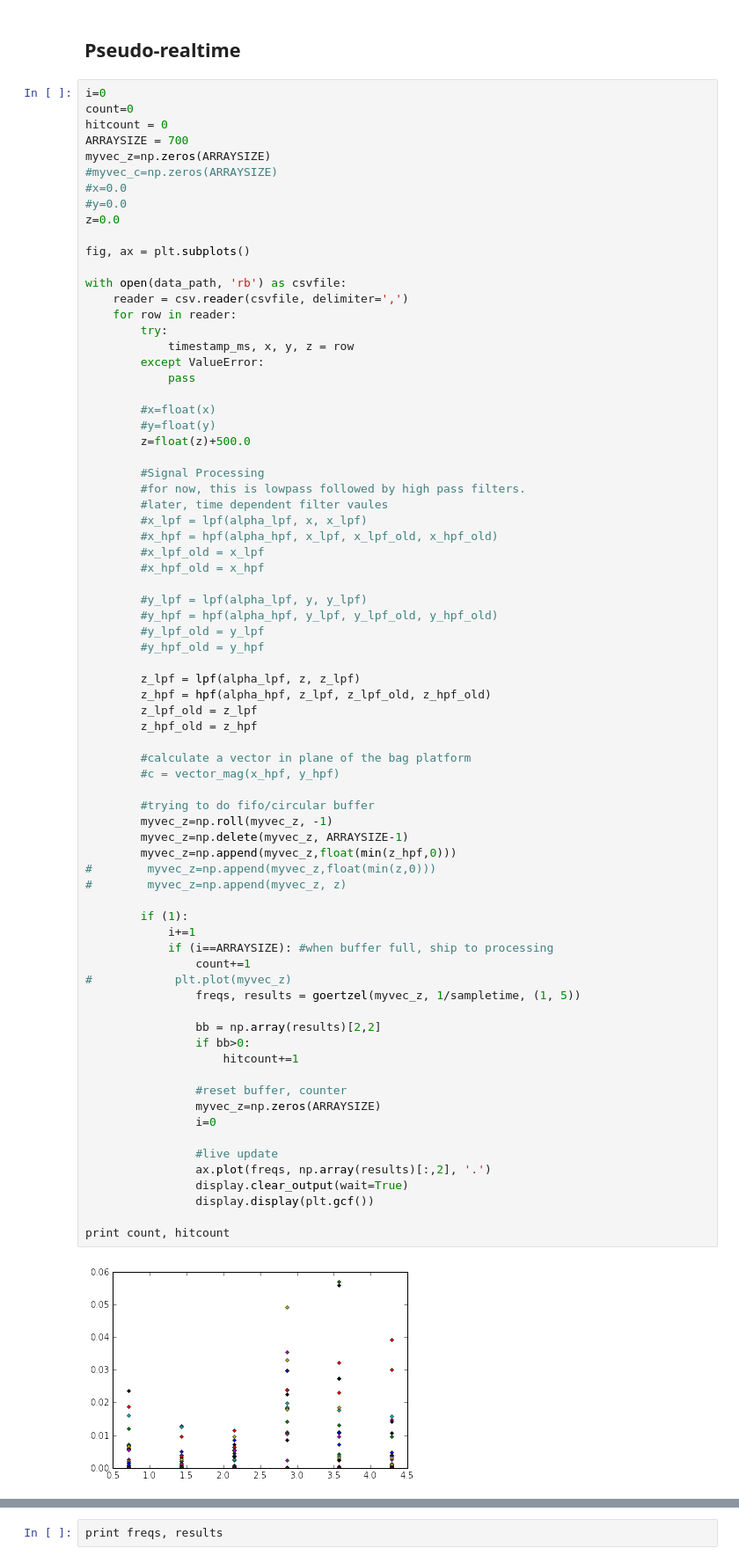
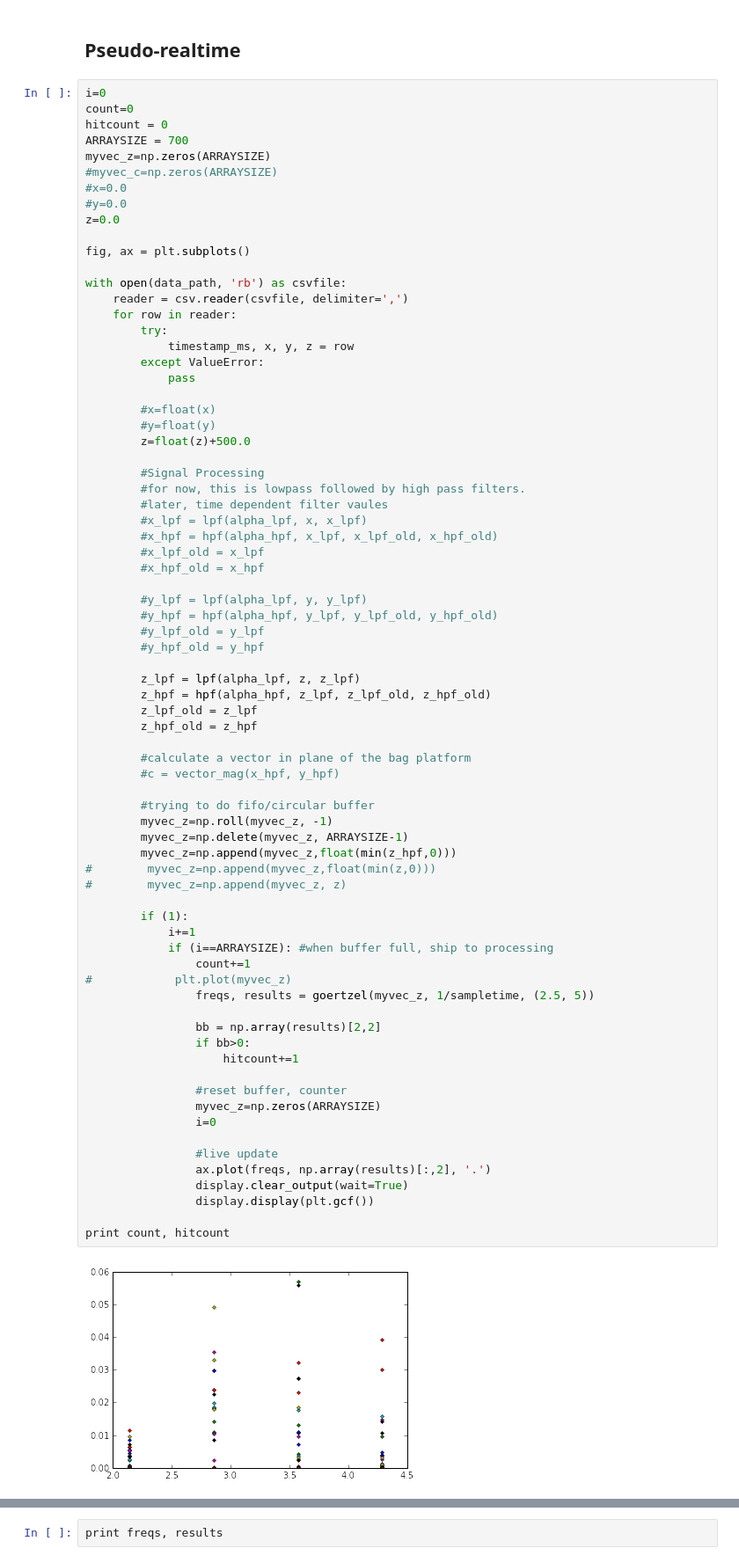
Before and after one commit to bauer-san/BeatBag, a Jupyter notebook: BeatBag.ipynb, the cells around one changed output, grey strips where cells are left out. Shown: that part at 88% size. Drawn from its saved outputs; the diff is of its cells as text.

Commit message:
refined goertzel parameters

```diff
--- a/BeatBag.ipynb
+++ b/BeatBag.ipynb
@@ -210,33 +210,33 @@ with open(data_path, 'rb') as csvfile:
         #c = vector_mag(x_hpf, y_hpf)
 
         #trying to do fifo/circular buffer
         myvec_z=np.roll(myvec_z, -1)
         myvec_z=np.delete(myvec_z, ARRAYSIZE-1)
         myvec_z=np.append(myvec_z,float(min(z_hpf,0)))
 #        myvec_z=np.append(myvec_z,float(min(z,0)))
 #        myvec_z=np.append(myvec_z, z)
 
         if (1):
             i+=1
             if (i==ARRAYSIZE): #when buffer full, ship to processing
                 count+=1
 #            plt.plot(myvec_z)
-                freqs, results = goertzel(myvec_z, 1/sampletime, (1, 5))
+                freqs, results = goertzel(myvec_z, 1/sampletime, (2.5, 5))
 
                 bb = np.array(results)[2,2]
                 if bb>0:
                     hitcount+=1
 
                 #reset buffer, counter
                 myvec_z=np.zeros(ARRAYSIZE)
                 i=0
 
                 #live update
                 ax.plot(freqs, np.array(results)[:,2], '.')
                 display.clear_output(wait=True)
                 display.display(plt.gcf())
 
 print count, hitcount
 # %% [output]
-[figure, old version]
+[figure, new version]
 24 24
```
Also changed, not shown: parts of 1 cell of this notebook.
